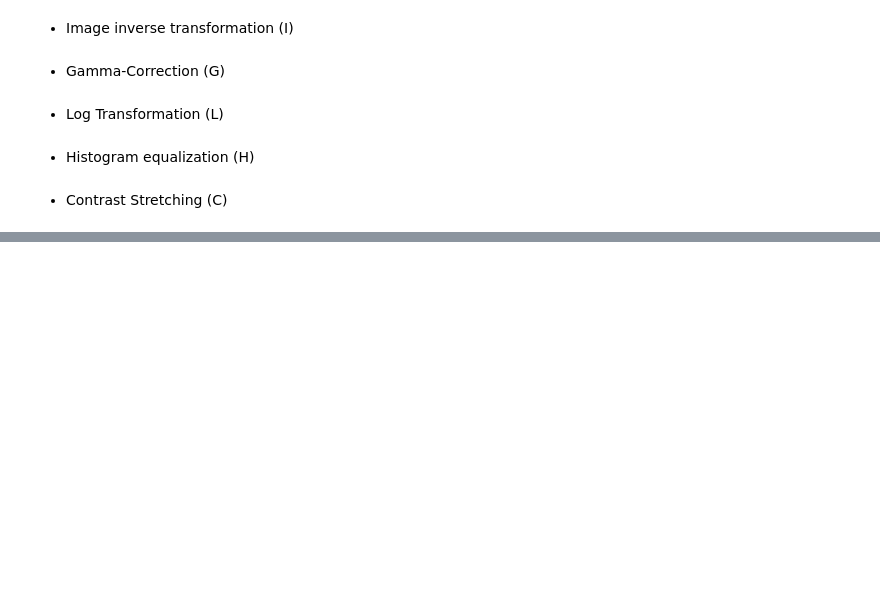
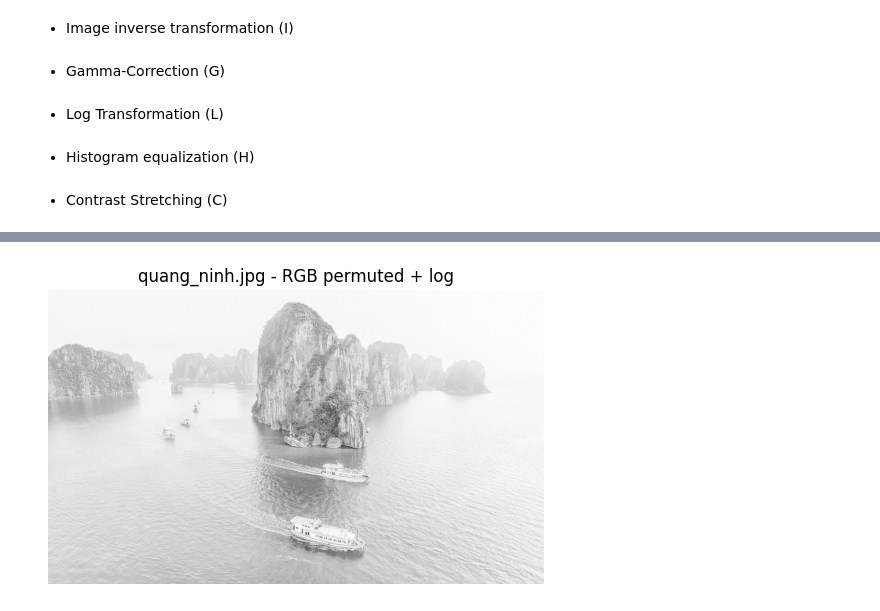
Before and after one commit to Taibbuii/PROJECT_UNI, a Jupyter notebook: Lab2/lab2-207CT58588-BuiHuuTai.ipynb, the cells around one changed output, grey strips where cells are left out. Saved outputs shown, nothing was run; the diff lists cells and outputs as text; code cells hidden in the pictures; blank space fills up the shorter version.

```diff
--- a/Lab2/lab2-207CT58588-BuiHuuTai.ipynb
+++ b/Lab2/lab2-207CT58588-BuiHuuTai.ipynb
@@ -36,0 +268,90 @@ plt.show()
+# %%
+import os
+import numpy as np
+import matplotlib.pyplot as plt
+from PIL import Image
+import random
+
+input_folder = 'exercise'
+output_folder = 'output'
+os.makedirs(output_folder, exist_ok=True)
+
+image_list = ['quang_ninh.jpg', 'pagoda.jpg', 'ha-long-bay-in-vietnam.jpg']
+
+def inverse_transform(img_arr):
+    return 255 - img_arr
+
+def gamma_correction(img_arr, gamma=0.5):
+    img_float = img_arr.astype(float)
+    normalized = img_float / np.max(img_float)
+    gamma_corrected = np.power(normalized, gamma) * 255
+    return gamma_corrected.astype(np.uint8)
+
+def log_transform(img_arr):
+    img_float = img_arr.astype(float)
+    c = 255 / np.log(1 + np.max(img_float))
+    log_img = c * np.log(1 + img_float)
+    return log_img.astype(np.uint8)
+
+def histogram_equalization(img_arr):
+    if len(img_arr.shape) == 3:
+        img_arr = img_arr.mean(axis=2).astype(np.uint8)
+    hist, bins = np.histogram(img_arr.flatten(), 256, [0, 256])
+    cdf = hist.cumsum()
+    cdf_m = np.ma.masked_equal(cdf, 0)
+    cdf_m = (cdf_m - cdf_m.min()) * 255 / (cdf_m.max() - cdf_m.min())
+    cdf = np.ma.filled(cdf_m, 0).astype('uint8')
+    img_eq = cdf[img_arr.flatten()]
+    return img_eq.reshape(img_arr.shape)
+
+def contrast_stretching(img_arr):
+    a = np.min(img_arr)
+    b = np.max(img_arr)
+    stretched = (img_arr - a) * 255 / (b - a)
+    return stretched.astype(np.uint8)
+
+def random_rgb_permutation(img_rgb):
+    """Hoán đổi ngẫu nhiên thứ tự các kênh màu RGB"""
+    channels = [0, 1, 2]
+    random.shuffle(channels)
+    return img_rgb[:, :, channels]
+
+def apply_random_transform(img_arr):
+    """Chọn ngẫu nhiên một trong các phép biến đổi"""
+    transforms = [
+        ('inverse', inverse_transform),
+        ('gamma', gamma_correction),
+        ('log', log_transform),
+        ('hist_eq', histogram_equalization),
+        ('contrast', contrast_stretching)
+    ]
+    method_name, func = random.choice(transforms)
+    result = func(img_arr)
+    return method_name, result
+
+def process_random_rgb_and_transform():
+    for filename in image_list:
+        filepath = os.path.join(input_folder, filename)
+        img = Image.open(filepath).convert('RGB')
+        img_rgb = np.asarray(img)
+
+        img_rgb_permuted = random_rgb_permutation(img_rgb)
+
+        img_gray = Image.fromarray(img_rgb_permuted).convert('L')
+        img_arr = np.asarray(img_gray)
+
+        method, transformed = apply_random_transform(img_arr)
+
+        output_filename = f"{os.path.splitext(filename)[0]}_RGBperm_{method}.png"
+        output_path = os.path.join(output_folder, output_filename)
+        Image.fromarray(transformed).save(output_path)
+
+        plt.figure()
+        plt.title(f"{filename} - RGB permuted + {method}")
+        plt.imshow(transformed, cmap='gray')
+        plt.axis('off')
+        plt.show()
+
+process_random_rgb_and_transform()
+# %% [output]
+[figure, added]
```
Also changed, not shown: parts of 11 cells of this notebook, 39 other files.
